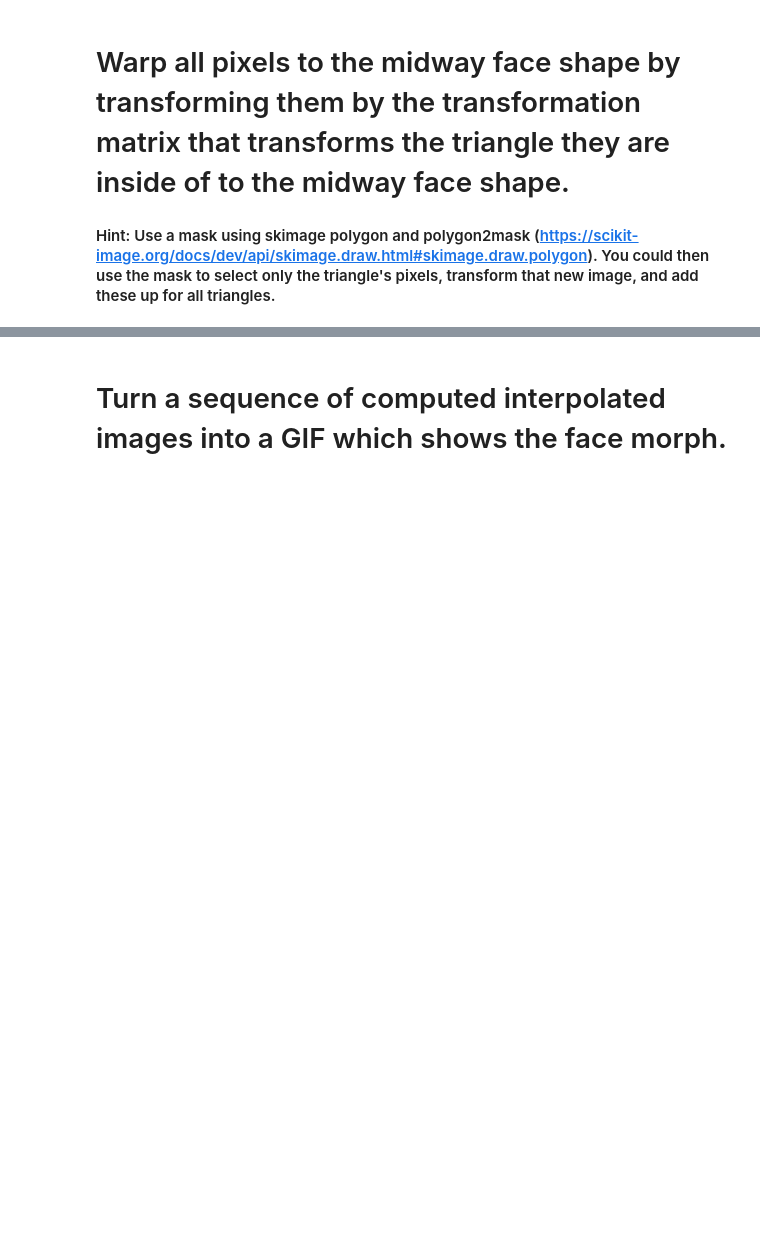
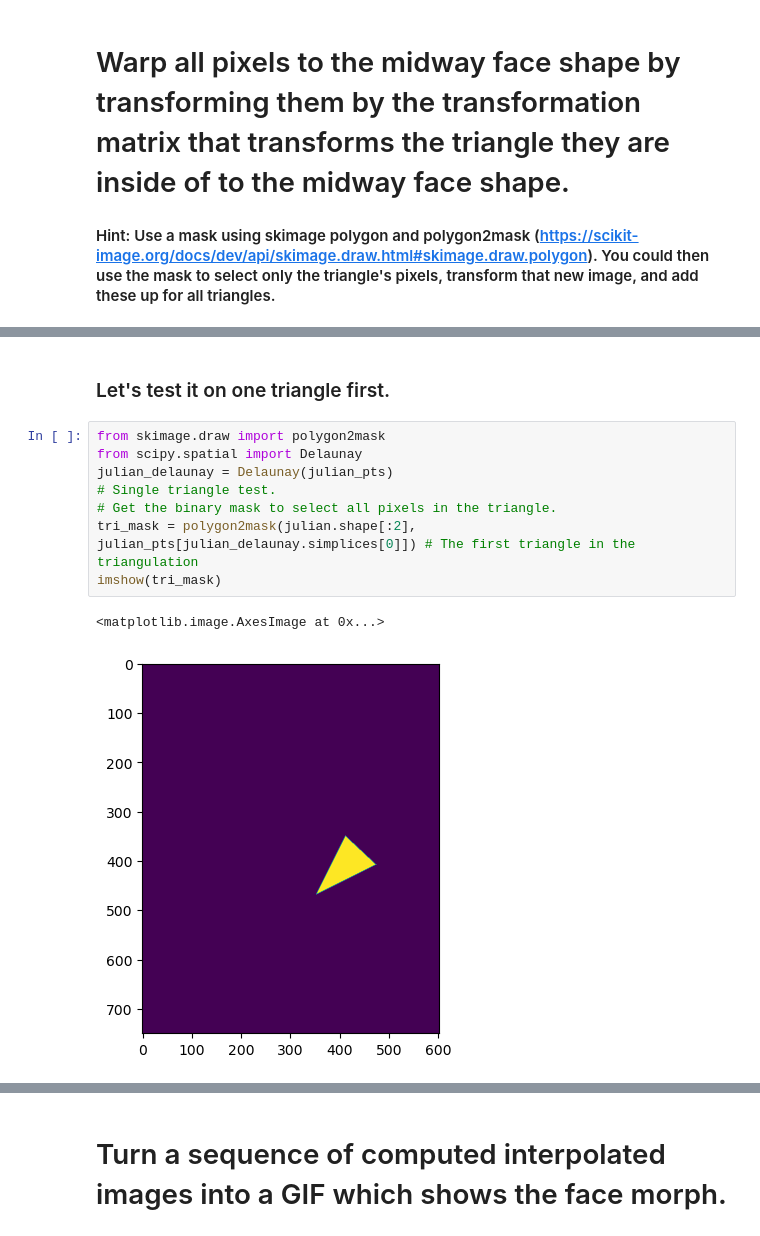
Before and after one commit to hackerzilla/cs180, a Jupyter notebook: proj3/code/main.ipynb, the cells around one changed output, grey strips where cells are left out. Drawn from its saved outputs; the diff is of its cells as text; blank space fills up the shorter version.

```diff
--- a/proj3/code/main.ipynb
+++ b/proj3/code/main.ipynb
@@ -144,0 +156,13 @@ print("]")
+# %% [markdown]
+### Let's test it on one triangle first.
+# %%
+from skimage.draw import polygon2mask
+from scipy.spatial import Delaunay
+julian_delaunay = Delaunay(julian_pts)
+# Single triangle test.
+# Get the binary mask to select all pixels in the triangle.
+tri_mask = polygon2mask(julian.shape[:2], julian_pts[julian_delaunay.simplices[0]]) # The first triangle in the triangulation
+imshow(tri_mask)
+# %% [output]
+<matplotlib.image.AxesImage at 0x...>
+[figure, added]
```
Also changed, not shown: parts of 18 cells of this notebook, 1 other file.
